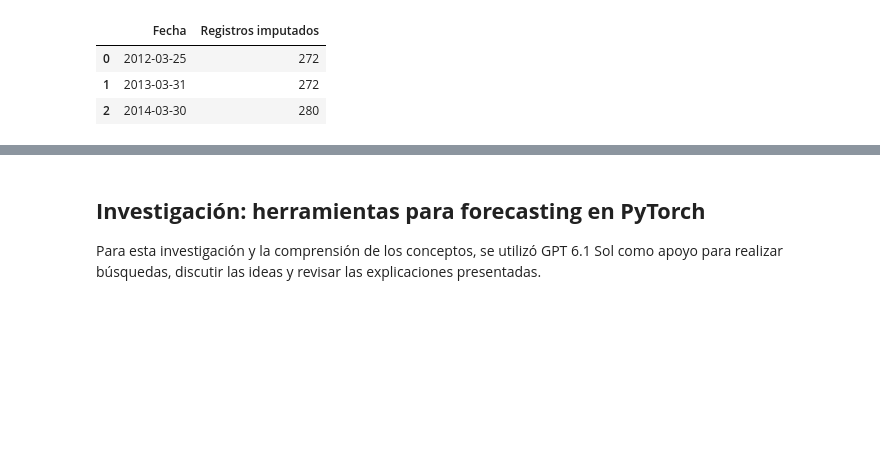
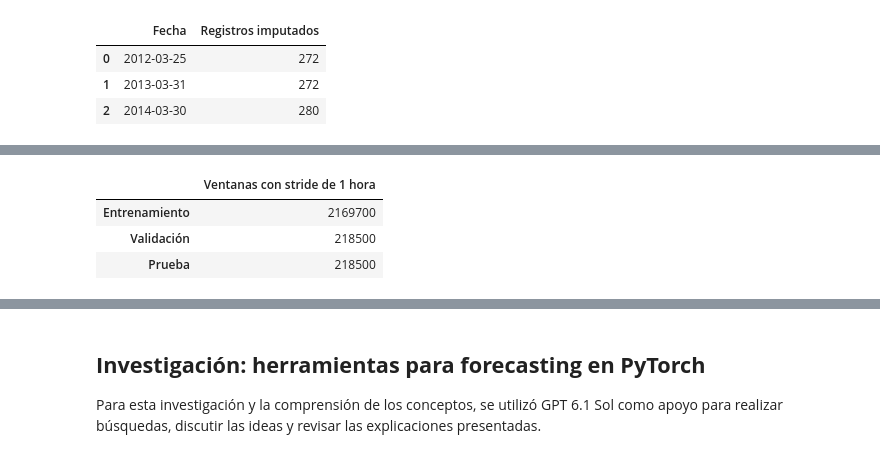
Before and after one commit to Bamo0507/Laboratorio_9_Series_de_Tiempo, a Jupyter notebook: Laboratorio_9_Series_de_Tiempo.ipynb, the cells around one changed output, grey strips where cells are left out. Saved outputs shown, nothing was run; the diff lists cells and outputs as text; code cells hidden in the pictures; blank space fills up the shorter version.

Commit message:
feat: complete models from section 5 table

```diff
--- a/Laboratorio_9_Series_de_Tiempo.ipynb
+++ b/Laboratorio_9_Series_de_Tiempo.ipynb
@@ -583,0 +593,82 @@ Observaciones horarias del panel completo: 2630400
+# %%
+import numpy as np
+import pandas as pd
+import torch
+from torch.utils.data import DataLoader, Dataset
+
+
+class PanelWindowDataset(Dataset):
+    def __init__(self, consumption, calendar, target_start, target_end,
+                 window_length=168, horizon_length=24, stride=1):
+        assert consumption.index.equals(calendar.index)
+        assert consumption.index.is_unique and consumption.index.is_monotonic_increasing
+        assert consumption.index.equals(pd.date_range(
+            consumption.index.min(), consumption.index.max(), freq="h"
+        ))
+        assert window_length > 0 and horizon_length > 0 and stride > 0
+        self.timestamps = consumption.index
+        self.client_columns = consumption.columns.copy()
+        self.client_count = len(self.client_columns)
+        self.window_length = window_length
+        self.horizon_length = horizon_length
+        first_target = max(window_length, int(self.timestamps.searchsorted(target_start)))
+        final_target = int(self.timestamps.searchsorted(target_end, side="right")) - horizon_length
+        if final_target < first_target:
+            raise ValueError("No hay suficientes observaciones para construir las ventanas.")
+        self.target_positions = torch.arange(first_target, final_target + 1, stride)
+        self.history_offsets = torch.arange(-window_length, 0)
+        self.target_offsets = torch.arange(horizon_length)
+        self.consumption_values = torch.from_numpy(consumption.to_numpy(dtype=np.float32))
+        self.calendar_values = torch.from_numpy(calendar.to_numpy(dtype=np.float32))
+
+    def __len__(self):
+        return len(self.target_positions) * self.client_count
+
+    def __getitem__(self, example_index):
+        inputs, targets = self.__getitems__([example_index])
+        return inputs[0], targets[0]
+
+    def __getitems__(self, example_indices):
+        batch_indices = torch.as_tensor(example_indices, dtype=torch.long)
+        client_positions = batch_indices.remainder(self.client_count)
+        target_positions = self.target_positions[batch_indices // self.client_count]
+        history_positions = target_positions[:, None] + self.history_offsets
+        future_positions = target_positions[:, None] + self.target_offsets
+        consumption_windows = self.consumption_values[
+            history_positions, client_positions[:, None]
+        ].unsqueeze(-1)
+        calendar_windows = self.calendar_values[history_positions]
+        inputs = torch.cat([consumption_windows, calendar_windows], dim=-1)
+        targets = self.consumption_values[future_positions, client_positions[:, None]]
+        return inputs, targets
+
+
+def keep_window_batch(window_batch):
+    return window_batch
+
+
+panel_consumption = pd.concat([electricity_train, electricity_val, electricity_test])
+panel_calendar = pd.concat([calendar_train, calendar_val, calendar_test])
+electricity_window_datasets = {
+    partition_name: PanelWindowDataset(
+        panel_consumption, panel_calendar,
+        target_start=partition.index.min(), target_end=partition.index.max(),
+        window_length=168, horizon_length=24, stride=1,
+    )
+    for partition_name, partition in (
+        ("Entrenamiento", electricity_train),
+        ("Validación", electricity_val),
+        ("Prueba", electricity_test),
+    )
+}
+window_counts = pd.Series({
+    partition_name: len(window_dataset)
+    for partition_name, window_dataset in electricity_window_datasets.items()
+}, name="Ventanas con stride de 1 hora")
+display(window_counts.to_frame())
+print("Cada ventana contiene 168 horas con 8 variables y tiene un objetivo de 24 consumos.")
+# %% [output]
+|  | Ventanas con stride de 1 hora |
+| Entrenamiento | 2169700 |
+| Validación | 218500 |
+| Prueba | 218500 |
```
Also changed, not shown: parts of 24 cells of this notebook.
